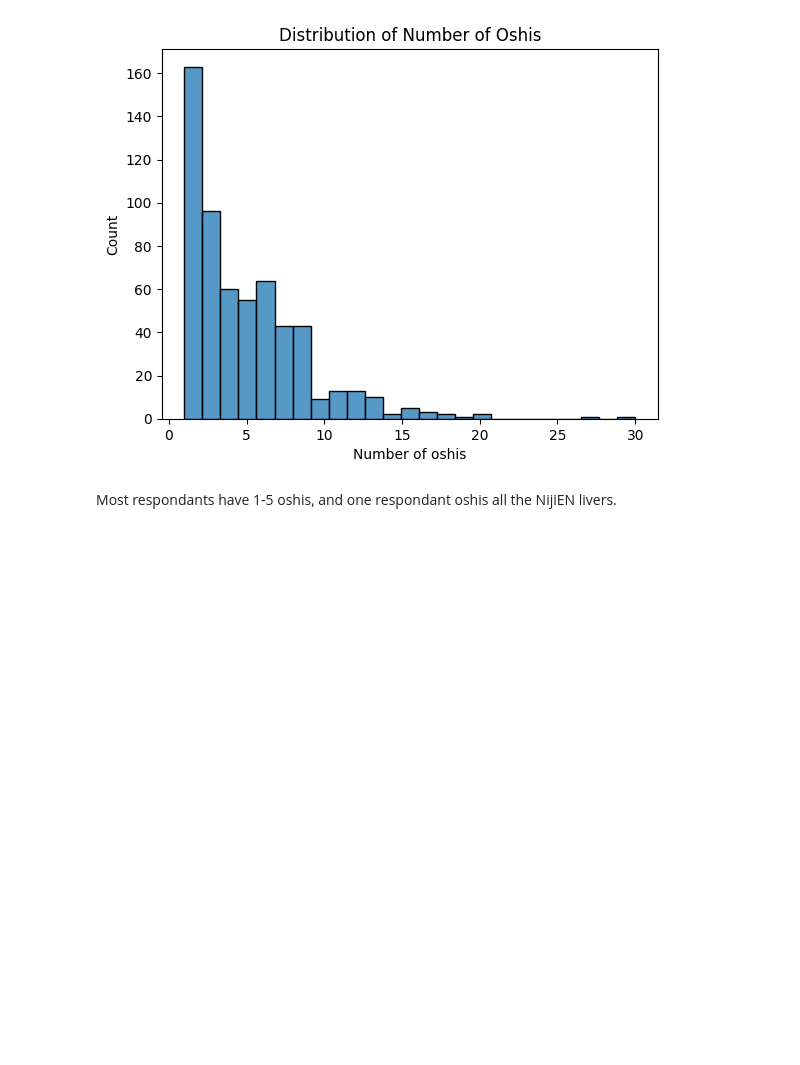
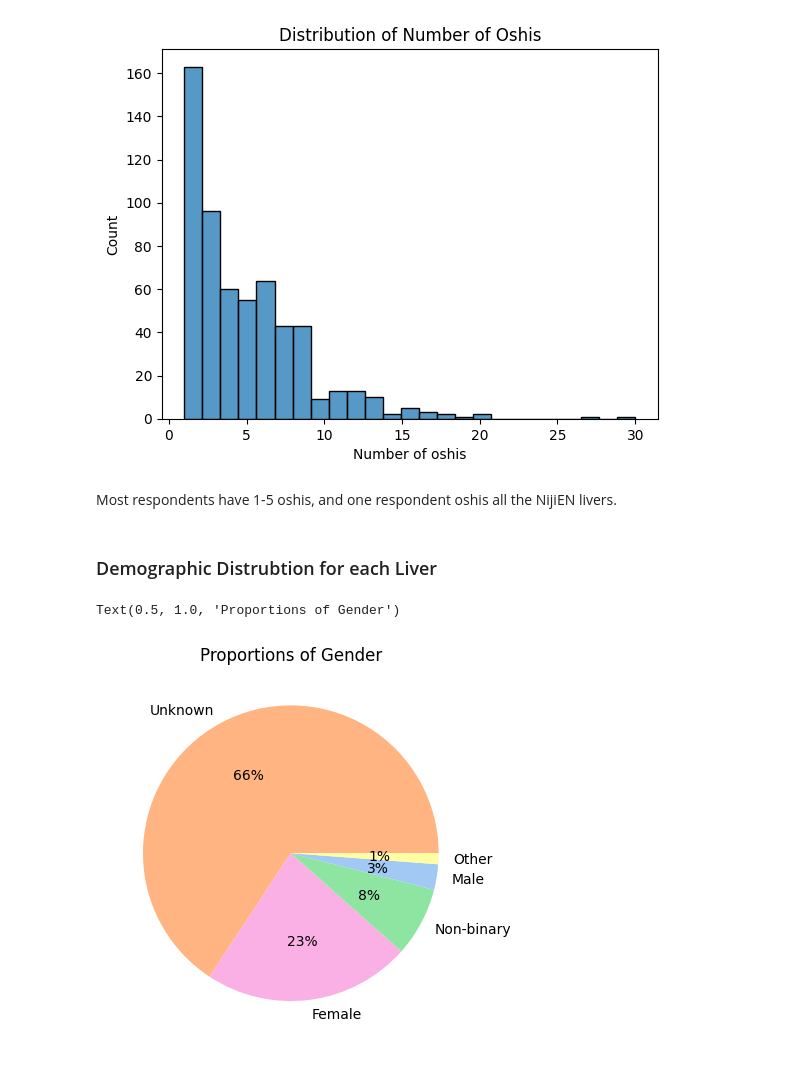
Before and after one commit to gkao25/nijiEN_fanbase_overlap, a Jupyter notebook: code.ipynb, the cells around one changed output. Cells and saved outputs as stored; diff of their text form; code cells hidden in the pictures; blank space fills up the shorter version.

Commit message:
cleaned data file

```diff
--- a/code.ipynb
+++ b/code.ipynb
@@ -438,4 +442,33 @@ sns.histplot(data, x='Number of oshis').set(title='Distribution of Number of Osh
 [Text(0.5, 1.0, 'Distribution of Number of Oshis')]
 [figure]
 # %% [markdown]
-Most respondants have 1-5 oshis, and one respondant oshis all the NijiEN livers.
+Most respondents have 1-5 oshis, and one respondent oshis all the NijiEN livers.
+# %% [markdown]
+### Demographic Distrubtion for each Liver
+# %%
+# functions for creating visualization for each variable
+# each function takes the input of the liver's name
+
+def vis_gender(liver):
+    liver_data = data[data[liver] == True]
+    colors = ['#ffb482', '#fab0e4', '#8de5a1', '#a1c9f4', '#fffea3']
+    ratios = liver_data['Gender'].value_counts() / len(liver_data)
+    fig = plt.pie(ratios, labels = ['Unknown', 'Female', 'Non-binary', 'Male', 'Other'], colors = colors, autopct='%.0f%%')
+    fig = plt.title('Proportions of Gender')
+    return fig
+
+def vis_age(liver):
+    liver_data = data[data[liver] == True]
+    fig = sns.histplot(liver_data, x='Age').set(title='Distribution of Age')
+    fig = plt.axvline(liver_data['Age'].mean(), color='red')
+    return fig
+
+def vis_time_zone(liver):
+    liver_data = data[data[liver] == True]
+    fig = sns.histplot(liver_data, x='Time zone', binwidth=1).set(title='Distribution of Time Zone (in UTC)')
+    return fig
+
+def vis_native_eng(liver):
+    liver_data = data[data[liver] == True]
+    fig = sns.histplot(liver_data, x='Native English', stat='percent').set(title='Proportion of English Users')
+    return fig
@@ -441,0 +482,5 @@ Most respondants have 1-5 oshis, and one respondant oshis all the NijiEN livers.
+# %%
+vis_gender('Doppio Dropscythe')
+# %% [output]
+Text(0.5, 1.0, 'Proportions of Gender')
+[figure, added]
```
Also changed, not shown: parts of 7 cells of this notebook, 1 other file.
